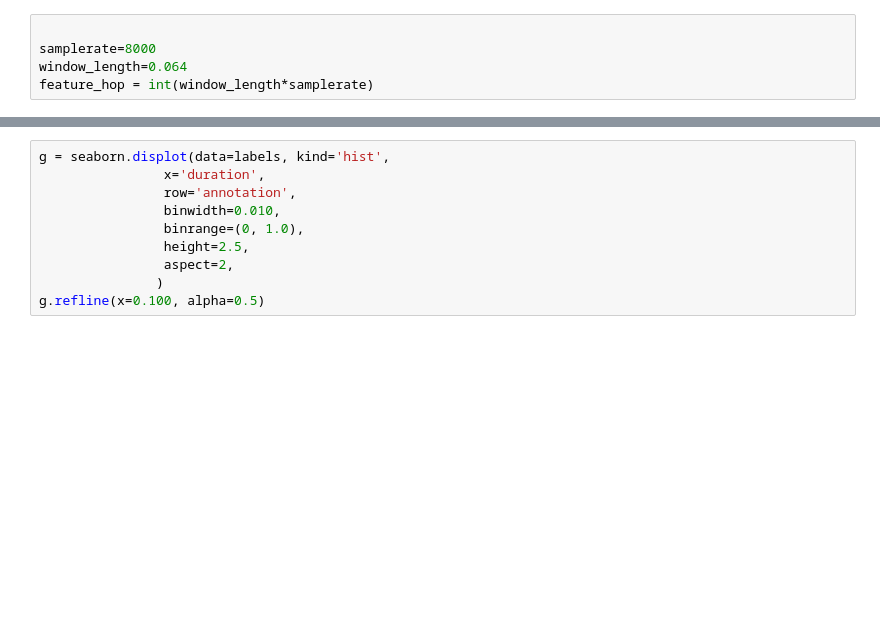
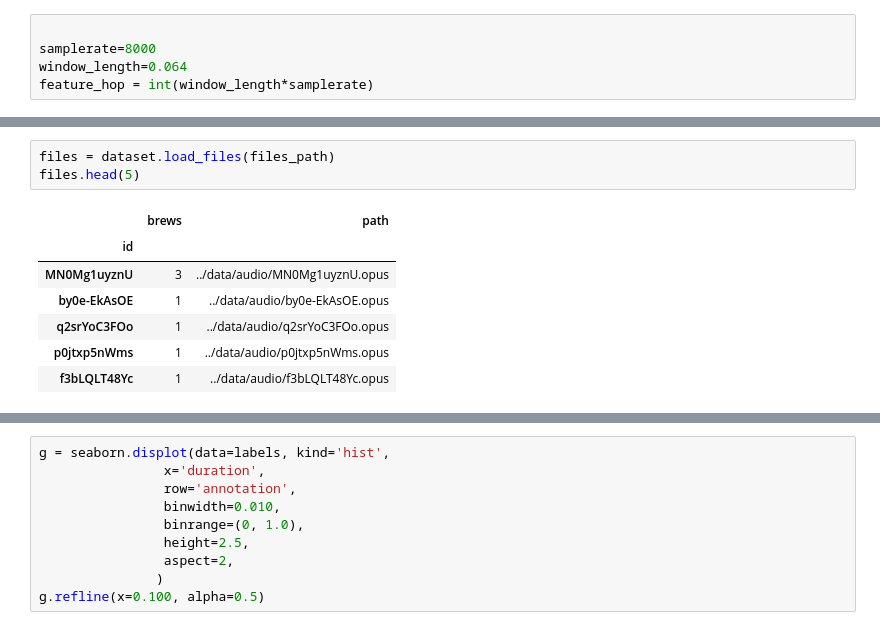
Before and after one commit to jonnor/brewing-audio-event-detection, a Jupyter notebook: notebooks/ModelMicro.ipynb, the cells around one changed output, grey strips where cells are left out. Drawn from its saved outputs; the diff is of its cells as text; blank space fills up the shorter version.

```diff
--- a/notebooks/ModelMicro.ipynb
+++ b/notebooks/ModelMicro.ipynb
@@ -101,0 +28,11 @@ Name: count, dtype: int64
+# %%
+files = dataset.load_files(files_path)
+files.head(5)
+# %% [output]
+|  | brews | path |
+| id |  |  |
+| MN0Mg1uyznU | 3 | ../data/audio/MN0Mg1uyznU.opus |
+| by0e-EkAsOE | 1 | ../data/audio/by0e-EkAsOE.opus |
+| q2srYoC3FOo | 1 | ../data/audio/q2srYoC3FOo.opus |
+| p0jtxp5nWms | 1 | ../data/audio/p0jtxp5nWms.opus |
+| f3bLQLT48Yc | 1 | ../data/audio/f3bLQLT48Yc.opus |
```
Also changed, not shown: parts of 9 cells of this notebook, 3 other files.
